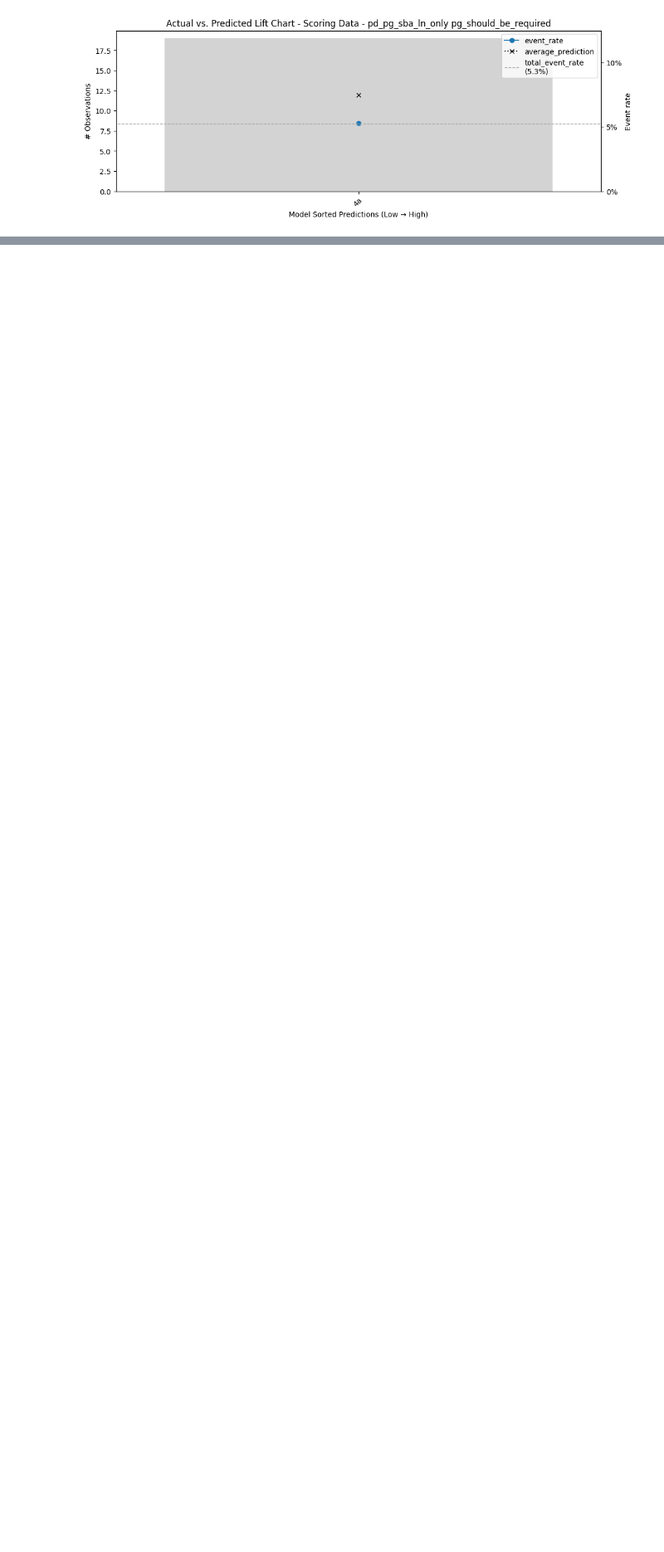
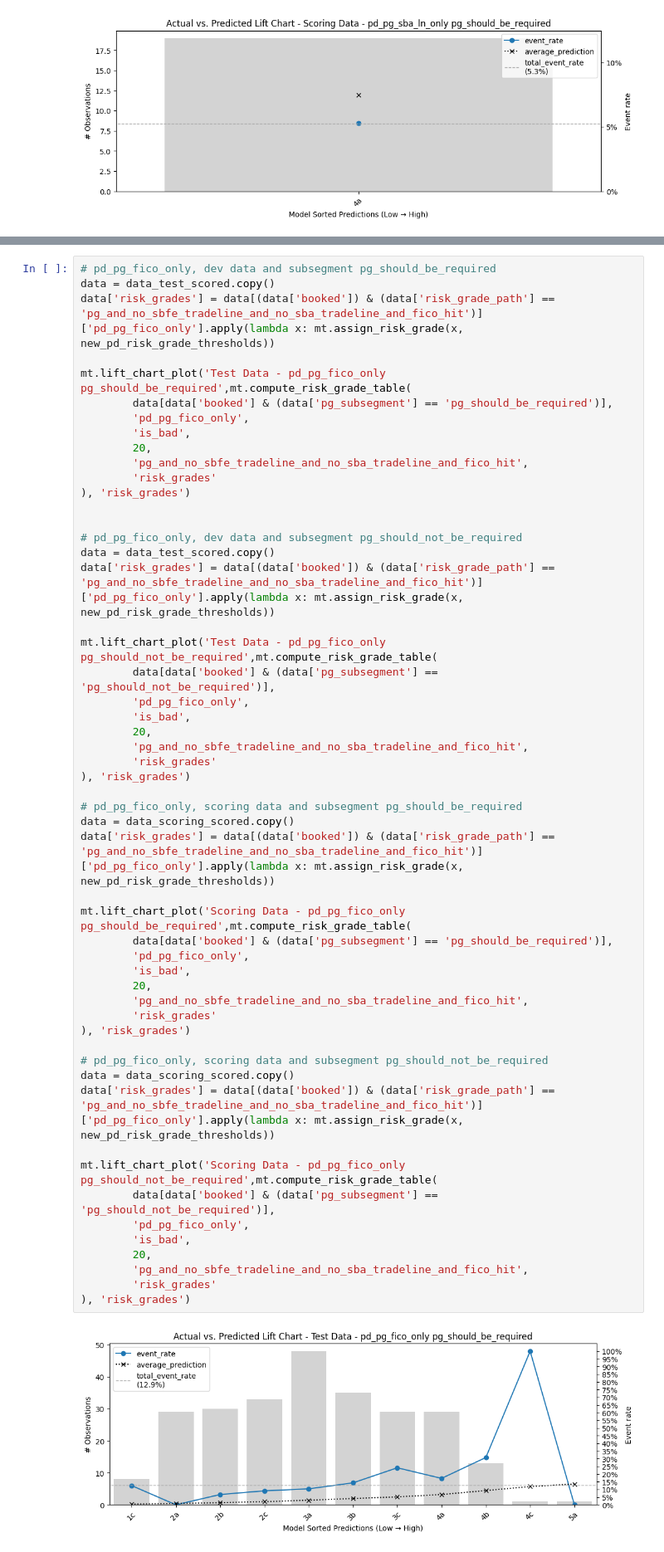
Before and after one commit to cgdonzalezr/otr_adj_model_flow_proposal, a Jupyter notebook: otr_ln_master_table/notebooks/4_otr_existing_exposure_evaluation.ipynb, the cells around one changed output, grey strips where cells are left out. Shown at 83% size. Cells and saved outputs as stored; diff of their text form; blank space fills up the shorter version.

Commit message:
Feat: pd_pg_fico_only

```diff
--- a/otr_ln_master_table/notebooks/4_otr_existing_exposure_evaluation.ipynb
+++ b/otr_ln_master_table/notebooks/4_otr_existing_exposure_evaluation.ipynb
@@ -786,0 +789,55 @@ mt.lift_chart_plot('Scoring Data - pd_pg_sba_ln_only pg_should_be_required',mt.c
+# %%
+# pd_pg_fico_only, dev data and subsegment pg_should_be_required
+data = data_test_scored.copy()
+data['risk_grades'] = data[(data['booked']) & (data['risk_grade_path'] == 'pg_and_no_sbfe_tradeline_and_no_sba_tradeline_and_fico_hit')]['pd_pg_fico_only'].apply(lambda x: mt.assign_risk_grade(x, new_pd_risk_grade_thresholds))
+
+mt.lift_chart_plot('Test Data - pd_pg_fico_only pg_should_be_required',mt.compute_risk_grade_table(
+        data[data['booked'] & (data['pg_subsegment'] == 'pg_should_be_required')],
+        'pd_pg_fico_only',
+        'is_bad',
+        20,
+        'pg_and_no_sbfe_tradeline_and_no_sba_tradeline_and_fico_hit',
+        'risk_grades'
+), 'risk_grades')
+
+
+# pd_pg_fico_only, dev data and subsegment pg_should_not_be_required
+data = data_test_scored.copy()
+data['risk_grades'] = data[(data['booked']) & (data['risk_grade_path'] == 'pg_and_no_sbfe_tradeline_and_no_sba_tradeline_and_fico_hit')]['pd_pg_fico_only'].apply(lambda x: mt.assign_risk_grade(x, new_pd_risk_grade_thresholds))
+
+mt.lift_chart_plot('Test Data - pd_pg_fico_only pg_should_not_be_required',mt.compute_risk_grade_table(
+        data[data['booked'] & (data['pg_subsegment'] == 'pg_should_not_be_required')],
+        'pd_pg_fico_only',
+        'is_bad',
+        20,
+        'pg_and_no_sbfe_tradeline_and_no_sba_tradeline_and_fico_hit',
+        'risk_grades'
+), 'risk_grades')
+
+# pd_pg_fico_only, scoring data and subsegment pg_should_be_required
+data = data_scoring_scored.copy()
+data['risk_grades'] = data[(data['booked']) & (data['risk_grade_path'] == 'pg_and_no_sbfe_tradeline_and_no_sba_tradeline_and_fico_hit')]['pd_pg_fico_only'].apply(lambda x: mt.assign_risk_grade(x, new_pd_risk_grade_thresholds))
+
+mt.lift_chart_plot('Scoring Data - pd_pg_fico_only pg_should_be_required',mt.compute_risk_grade_table(
+        data[data['booked'] & (data['pg_subsegment'] == 'pg_should_be_required')],
+        'pd_pg_fico_only',
+        'is_bad',
+        20,
+        'pg_and_no_sbfe_tradeline_and_no_sba_tradeline_and_fico_hit',
+        'risk_grades'
+), 'risk_grades')
+
+# pd_pg_fico_only, scoring data and subsegment pg_should_not_be_required
+data = data_scoring_scored.copy()
+data['risk_grades'] = data[(data['booked']) & (data['risk_grade_path'] == 'pg_and_no_sbfe_tradeline_and_no_sba_tradeline_and_fico_hit')]['pd_pg_fico_only'].apply(lambda x: mt.assign_risk_grade(x, new_pd_risk_grade_thresholds))
+
+mt.lift_chart_plot('Scoring Data - pd_pg_fico_only pg_should_not_be_required',mt.compute_risk_grade_table(
+        data[data['booked'] & (data['pg_subsegment'] == 'pg_should_not_be_required')],
+        'pd_pg_fico_only',
+        'is_bad',
+        20,
+        'pg_and_no_sbfe_tradeline_and_no_sba_tradeline_and_fico_hit',
+        'risk_grades'
+), 'risk_grades')
+# %% [output]
+[figure, added]
```
Also changed, not shown: parts of 2 cells of this notebook, 2 other files.
